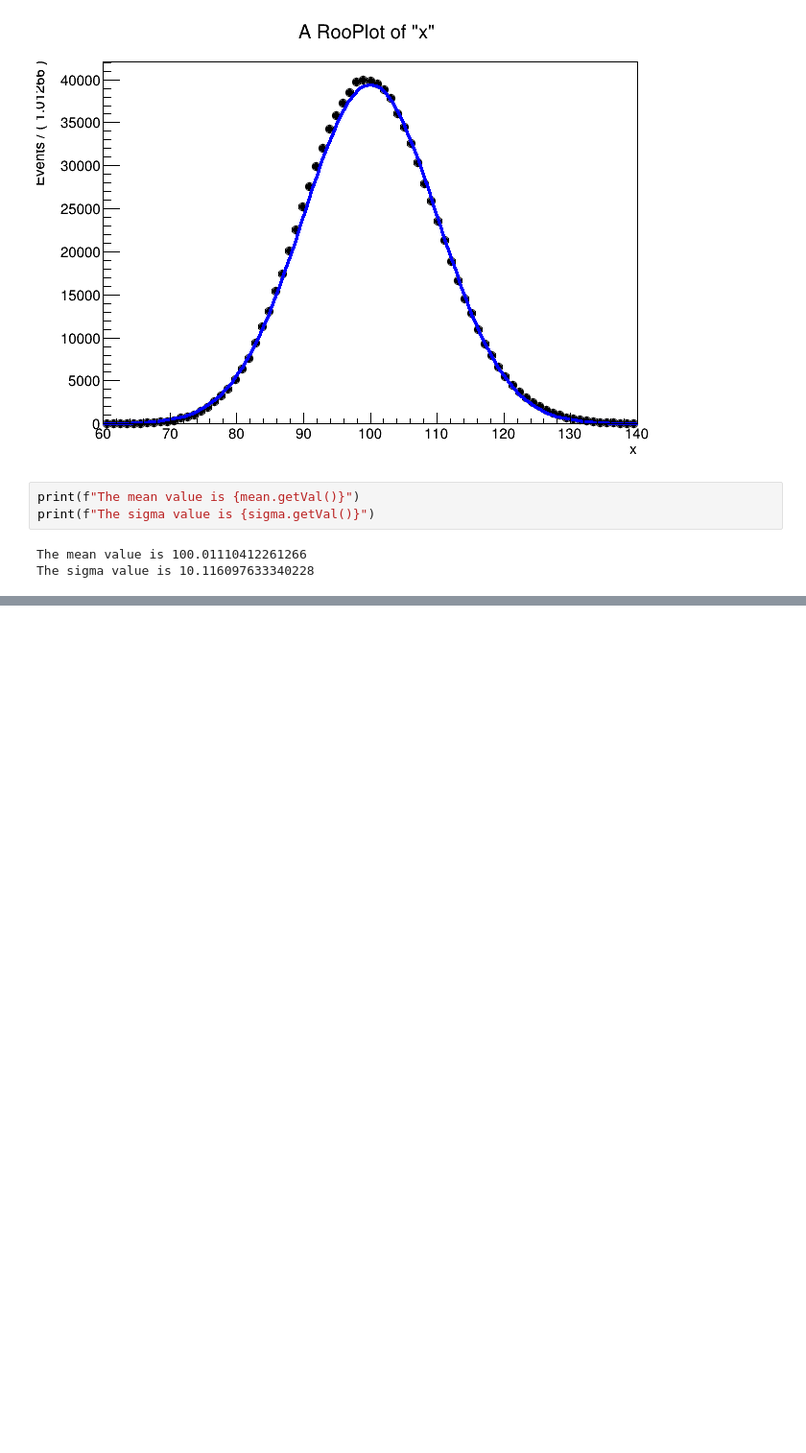
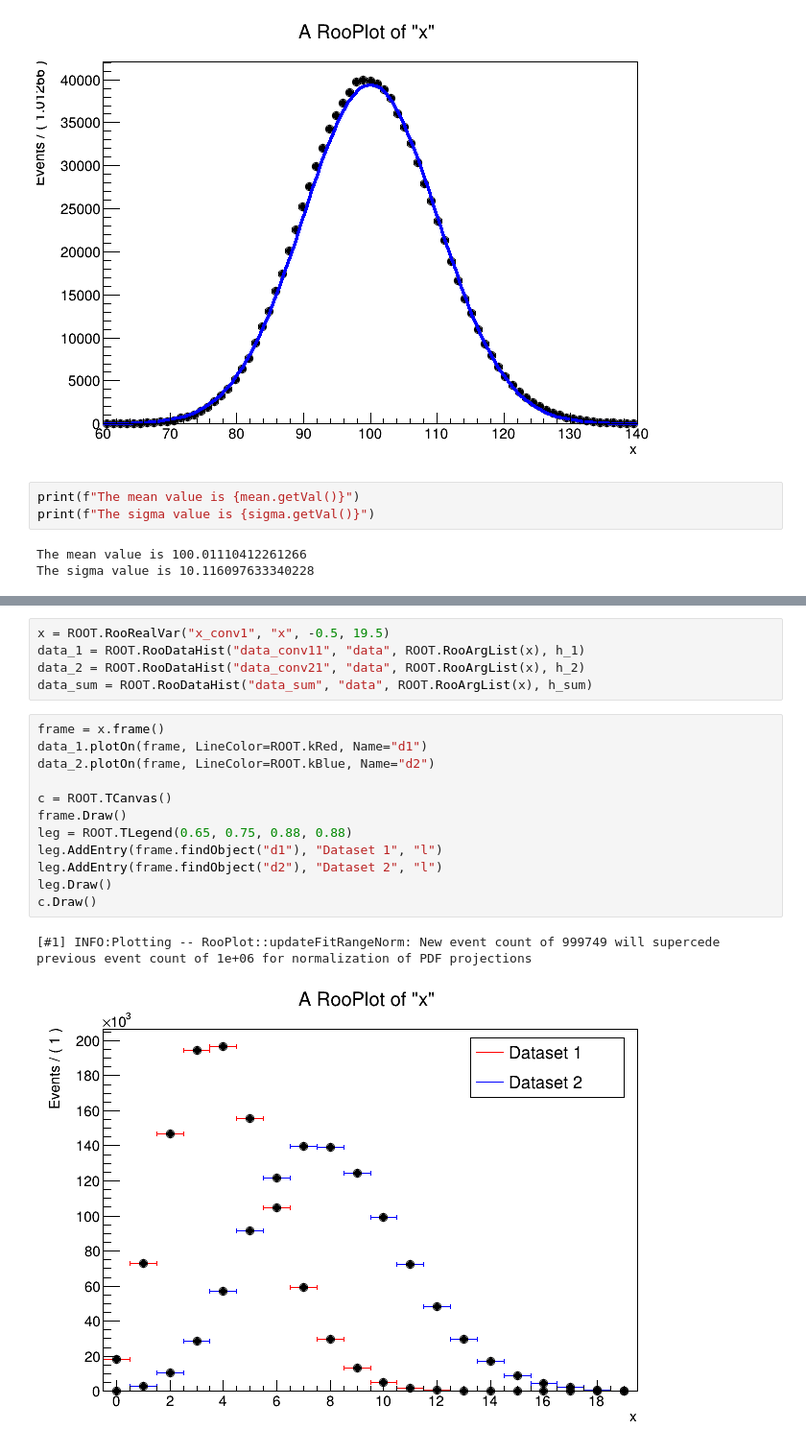
Before and after one commit to sandeep-phyML/Fundamental-Statistical-Tools-in-High-Energy-Physics, a Jupyter notebook: poisson_.ipynb, the cells around one changed output, grey strips where cells are left out. Shown at 96% size. Drawn from its saved outputs; the diff is of its cells as text; blank space fills up the shorter version.

```diff
--- a/poisson_.ipynb
+++ b/poisson_.ipynb
@@ -255,0 +313,20 @@ The sigma value is 10.116097633340228
+# %%
+x = ROOT.RooRealVar("x_conv1", "x", -0.5, 19.5)
+data_1 = ROOT.RooDataHist("data_conv11", "data", ROOT.RooArgList(x), h_1)
+data_2 = ROOT.RooDataHist("data_conv21", "data", ROOT.RooArgList(x), h_2)
+data_sum = ROOT.RooDataHist("data_sum", "data", ROOT.RooArgList(x), h_sum)
+# %%
+frame = x.frame()
+data_1.plotOn(frame, LineColor=ROOT.kRed, Name="d1")
+data_2.plotOn(frame, LineColor=ROOT.kBlue, Name="d2")
+
+c = ROOT.TCanvas()
+frame.Draw()
+leg = ROOT.TLegend(0.65, 0.75, 0.88, 0.88)
+leg.AddEntry(frame.findObject("d1"), "Dataset 1", "l")
+leg.AddEntry(frame.findObject("d2"), "Dataset 2", "l")
+leg.Draw()
+c.Draw()
+# %% [output]
+[#1] INFO:Plotting -- RooPlot::updateFitRangeNorm: New event count of 999749 will supercede previous event count of 1e+06 for normalization of PDF projections
+[figure, added]
```
Also changed, not shown: parts of 10 cells of this notebook.
